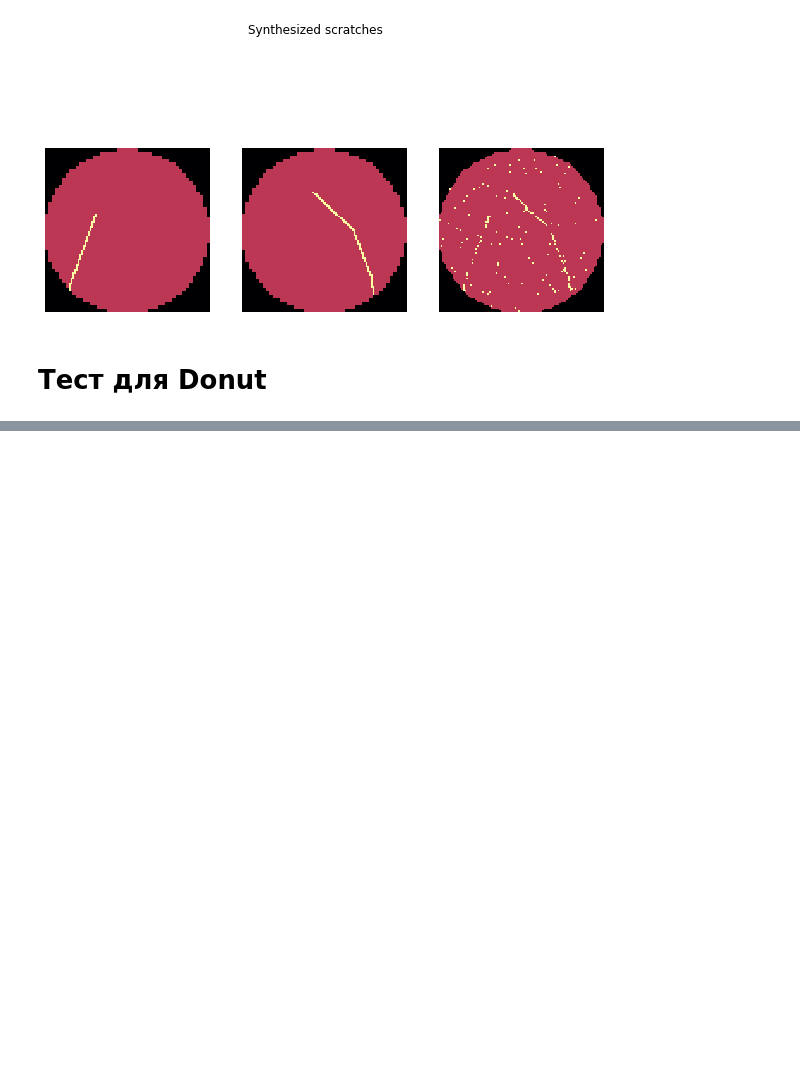
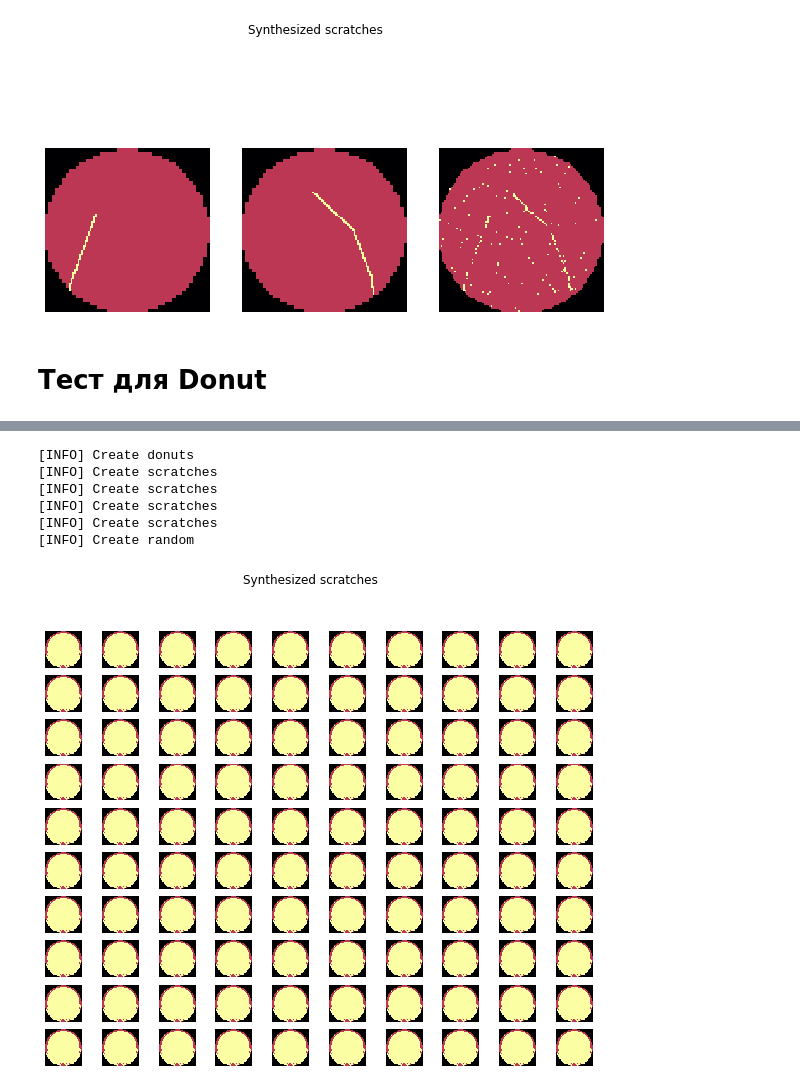
Before and after one commit to Keleas/Wafer_maps, a Jupyter notebook: src/generate_maps_test.ipynb, the cells around one changed output, grey strips where cells are left out. Cells and saved outputs as stored; diff of their text form; code cells hidden in the pictures; blank space fills up the shorter version.

```diff
--- a/src/generate_maps_test.ipynb
+++ b/src/generate_maps_test.ipynb
@@ -408,0 +462,42 @@ df_donut = generator_donut(mode=0, plot=True, add_patterns=[None], is_noised=Tru
+# %%
+def generator_random(plot=False, add_patterns=[None]):
+    """
+
+    :param plot:
+    :return:
+    """
+    print('[INFO] Create random')
+    # число синтезированных карт
+    N_POINTS = number_points
+
+    df_random = create_random(N_POINTS, pattern_type='Random', lam_poisson=0.0, add_patterns=add_patterns)
+
+    if plot:
+        fig, ax = plt.subplots(nrows=10, ncols=10, figsize=(10, 8))
+        ax = ax.ravel(order='C')
+        sample_idx = np.random.choice(N_POINTS, 100)
+        for i, id in enumerate(sample_idx):
+            ax[i].imshow(df_random.waferMap.values[id], cmap='inferno')
+            ax[i].axis('off')
+        fig.suptitle('Synthesized scratches')
+        plt.show()
+    else:
+        gc.collect()
+
+    return df_random
+# %%
+df_donut = generator_donut(mode=0, plot=False, add_patterns=[None], is_noised=False)
+df_scratch_curved = [generator_scratch(mode=0, plot=False, line_count=i+1, add_patterns=[None], is_noised=False)
+                     for i in range(4)]
+df_scratch_curved = pd.concat(df_scratch_curved, ignore_index=True)
+
+df_random = generator_random(plot=True,
+                             add_patterns=[df_scratch_curved.waferMap.values, df_donut.waferMap.values])
+# %% [output]
+[INFO] Create donuts
+[INFO] Create scratches
+[INFO] Create scratches
+[INFO] Create scratches
+[INFO] Create scratches
+[INFO] Create random
+[figure, added]
```
Also changed, not shown: parts of 6 cells of this notebook, 1 other file.
